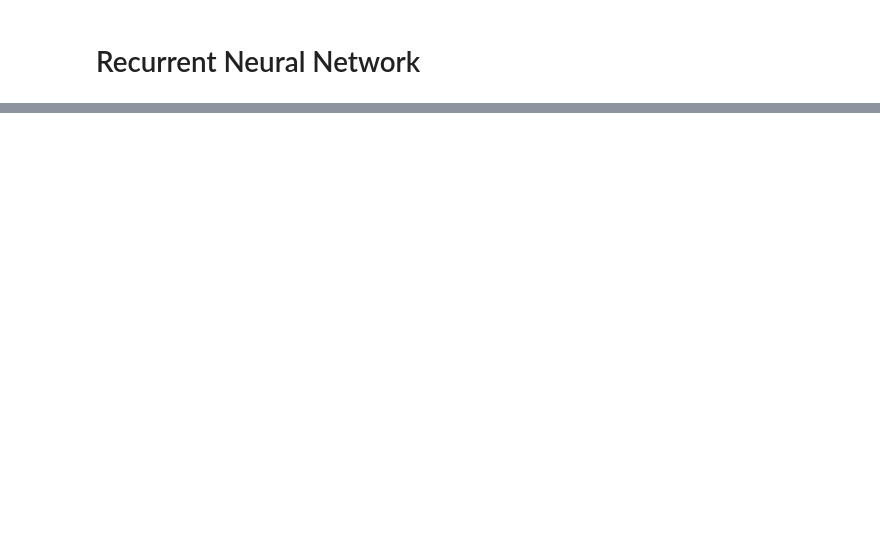
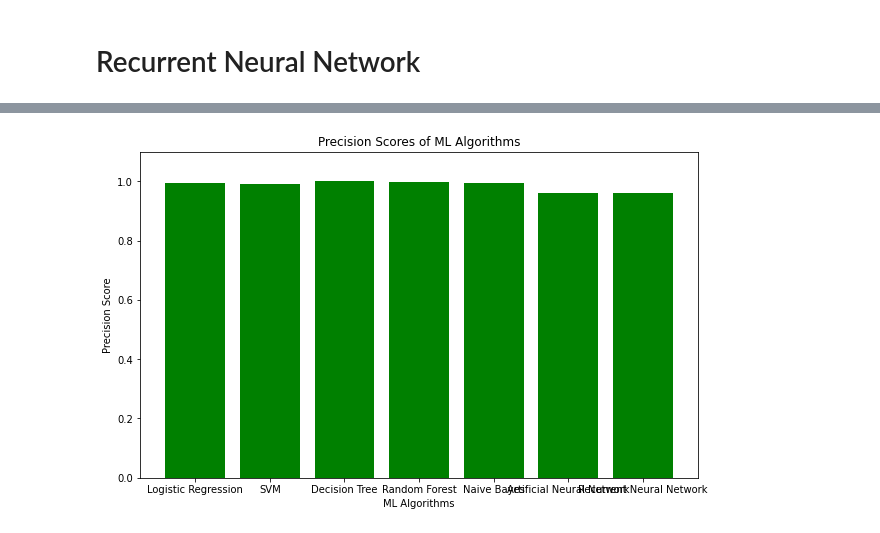
Before and after one commit to FKTech123/Indian-Crime-Rate-Prediction, a Jupyter notebook: Indian-Crime-Data-Analysis-Forecasting.ipynb, the cells around one changed output, grey strips where cells are left out. Drawn from its saved outputs; the diff is of its cells as text; code cells hidden in the pictures; blank space fills up the shorter version.

```diff
--- a/Indian-Crime-Data-Analysis-Forecasting.ipynb
+++ b/Indian-Crime-Data-Analysis-Forecasting.ipynb
@@ -1587,3 +1587,25 @@ Accuracy: 0.980691
     accuracy                           0.98      2952
    macro avg       0.25      0.25      0.25      2952
 weighted avg       0.96      0.98      0.97      2952
+# %%
+from sklearn.metrics import accuracy_score, confusion_matrix, precision_score, recall_score, f1_score
+from prettytable import PrettyTable
+
+# Assuming you have results for different algorithms
+algorithm_names = ['Logistic Regression', 'SVM', 'Decision Tree', 'Random Forest', 'Naive Bayes', 'Artificial Neural Network', 'Recurrent Neural Network']
+y_true = [0, 1, 0, 1]  # Replace with your actual y_true values
+y_preds = [log_pred, svm_pred, dt_pred, rf_pred, nb_pred, ANN_pred, RNN_pred]  # Replace with your actual y_pred values
+
+table = PrettyTable()
+table.field_names = ['Algorithm', 'Accuracy', 'Precision', 'Recall', 'F1 Score', 'Confusion Matrix']
+
+for name, y_pred in zip(algorithm_names, y_preds):
+    accuracy = accuracy_score(y_test, y_pred)
+    precision = precision_score(y_test, y_pred, average='weighted')
+    recall = recall_score(y_test, y_pred, average='weighted')
+    f1 = f1_score(y_test, y_pred, average='weighted')
+    confusion_matrix_str = str(confusion_matrix(y_test, y_pred))
+
+    table.add_row([name, accuracy, precision, recall, f1, confusion_matrix_str])
+
+print(table)
@@ -1589,0 +1659,24 @@ weighted avg       0.96      0.98      0.97      2952
+# %%
+import matplotlib.pyplot as plt
+from sklearn.metrics import precision_score
+
+# Assuming you have results for different algorithms
+algorithm_names = ['Logistic Regression', 'SVM', 'Decision Tree', 'Random Forest', 'Naive Bayes', 'Artificial Neural Network', 'Recurrent Neural Network']
+y_preds = [log_pred, svm_pred, dt_pred, rf_pred, nb_pred, ANN_pred, RNN_pred]  # Replace with your actual y_pred values
+
+precisions = []
+
+for y_pred in y_preds:
+    precision = precision_score(y_test, y_pred, average='weighted')
+    precisions.append(precision)
+
+# Create a bar graph
+plt.figure(figsize=(10, 6))
+plt.bar(algorithm_names, precisions, color='green')
+plt.xlabel('ML Algorithms')
+plt.ylabel('Precision Score')
+plt.title('Precision Scores of ML Algorithms')
+plt.ylim([0, 1.1])  # Adjust the y-axis limit if needed
+plt.show()
+# %% [output]
+[figure, added]
```
Also changed, not shown: parts of 15 cells of this notebook.
